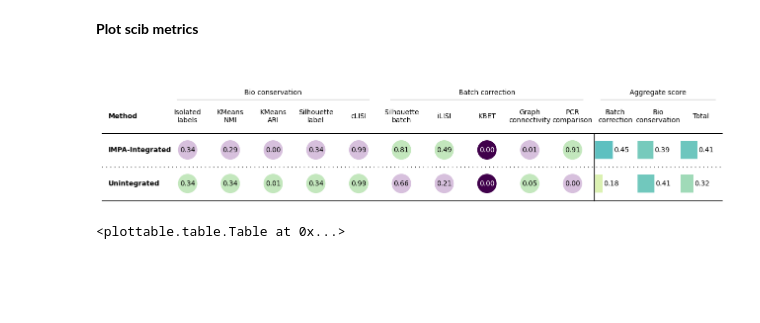
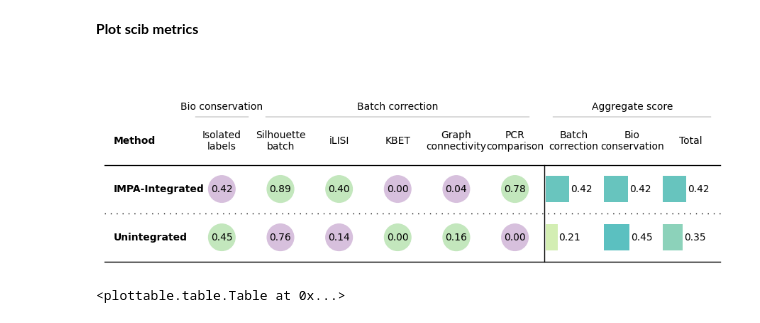
Before and after one commit to theislab/IMPA, a Jupyter notebook: notebooks/cpg0000/dino_featurization_rxrx1.ipynb, the cells around one changed output. Cells and saved outputs as stored; diff of their text form; code cells hidden in the pictures; blank space fills up the shorter version.

Commit message:
Figure update

```diff
--- a/notebooks/cpg0000/dino_featurization_rxrx1.ipynb
+++ b/notebooks/cpg0000/dino_featurization_rxrx1.ipynb
@@ -347,6 +391,18 @@ adata_after_transf.obs["compound"] = compound_names
 # %%
 adata_unique = adata_before_transf.copy()
+# %%
+biocons = BioConservation(isolated_labels=True,
+                              nmi_ari_cluster_labels_leiden=False,
+                              nmi_ari_cluster_labels_kmeans=False,
+                              silhouette_label=False,
+                              clisi_knn=False)
+
+batch_correction = BatchCorrection(silhouette_batch=True,
+                                    ilisi_knn=True,
+                                    kbet_per_label=True,
+                                    graph_connectivity=True,
+                                    pcr_comparison=True)
 # %%
-adata_unique.obsm["Unintegrated"] = adata_before_transf.obsm["X_pca"]
+adata_unique.obsm["Unintegrated"] = adata_before_transf.obsm["X_pca"].copy()
 # %%
-adata_unique.obsm["IMPA-Integrated"] = adata_after_transf.obsm["X_pca"]
+adata_unique.obsm["IMPA-Integrated"] = adata_after_transf.obsm["X_pca"].copy()
@@ -363,9 +416,11 @@ AnnData object with n_obs × n_vars = 170942 × 768
 from scib_metrics.benchmark import Benchmarker
 # %%
 bm = Benchmarker(
-    adata_unique,
+    adata_unique[:100000],
     batch_key="batch",
     label_key="compound",
+    bio_conservation_metrics=biocons,
+    batch_correction_metrics=batch_correction,
     embedding_obsm_keys=["Unintegrated", "IMPA-Integrated"],
     n_jobs=6,
 )
@@ -381,8 +436,8 @@ with open(scib_path, "rb") as file:
 # %% [markdown]
 **Plot scib metrics**
 # %%
-b.plot_results_table(min_max_scale=False)
+bm.plot_results_table(min_max_scale=False)
 # %% [output]
-[figure, old version]
+[figure, new version]
 <plottable.table.Table at 0x...>
 # %%
```
Also changed, not shown: parts of 38 cells of this notebook, 48 other files.
